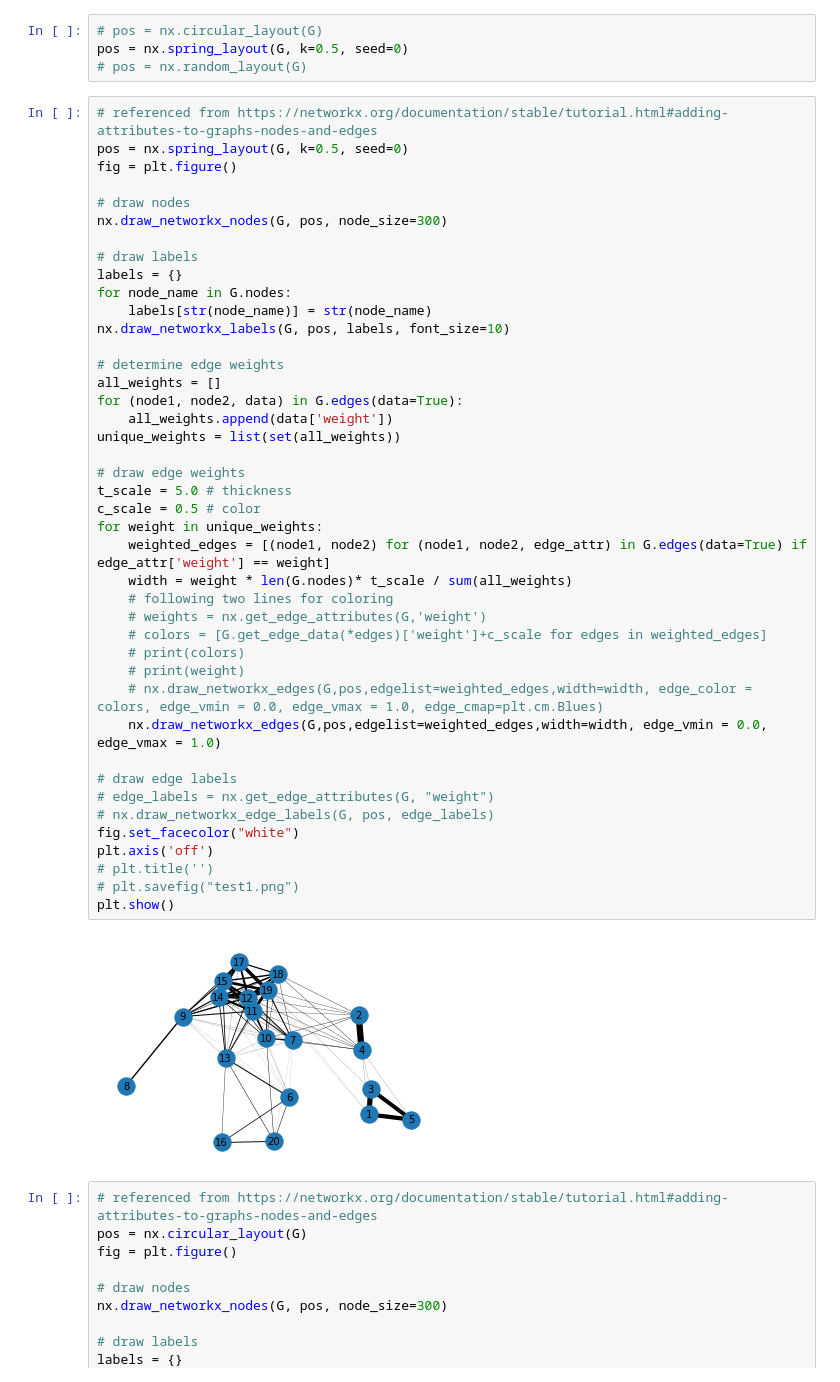
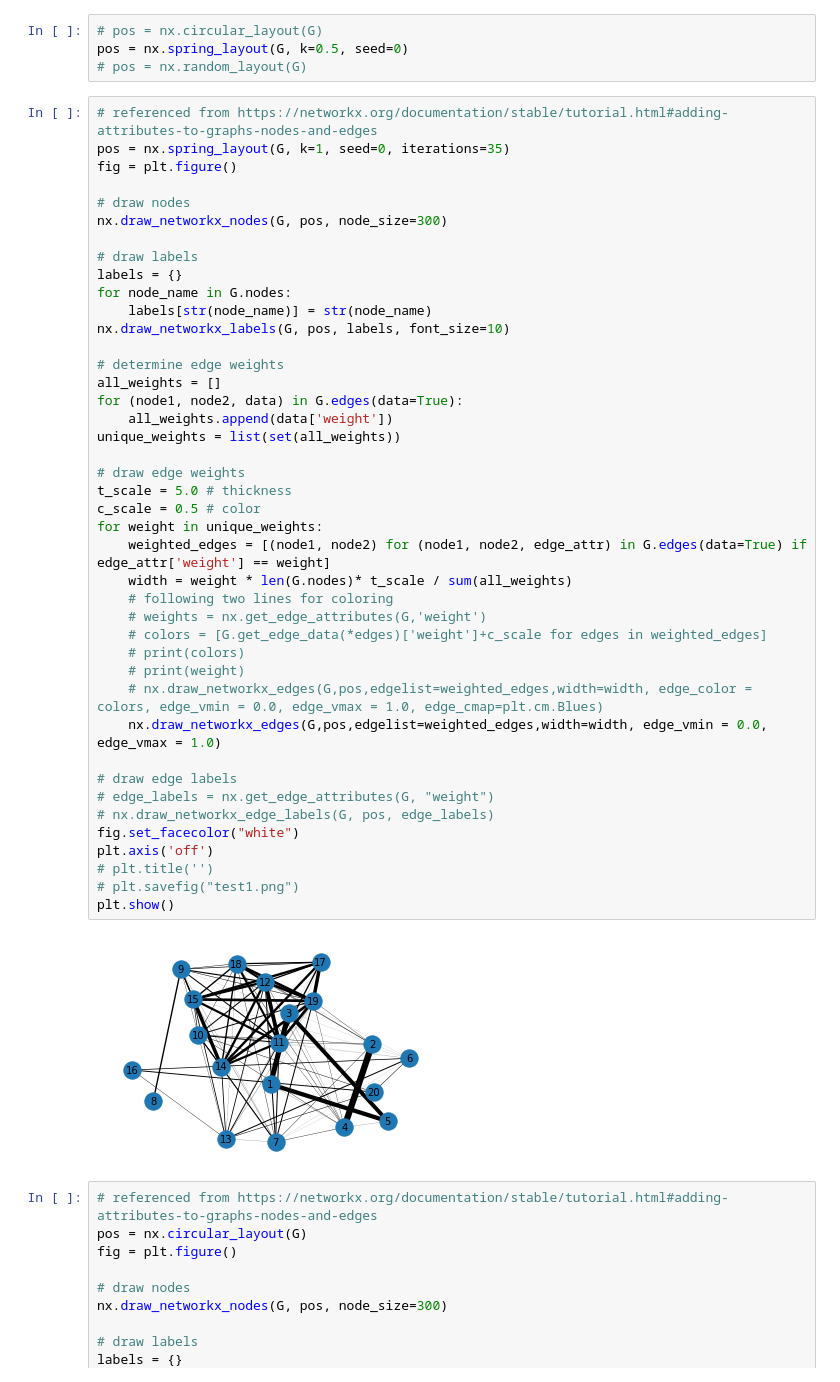
Before and after one commit to momoenomoto/visualizing-code-similarity, a Jupyter notebook: moss_visualization/visualization_network.ipynb, the cells around one changed output. Drawn from its saved outputs; the diff is of its cells as text.

```diff
--- a/moss_visualization/visualization_network.ipynb
+++ b/moss_visualization/visualization_network.ipynb
@@ -56,7 +56,7 @@ pos = nx.spring_layout(G, k=0.5, seed=0)
 # pos = nx.random_layout(G)
 # %%
 # referenced from https://networkx.org/documentation/stable/tutorial.html#adding-attributes-to-graphs-nodes-and-edges
-pos = nx.spring_layout(G, k=0.5, seed=0)
+pos = nx.spring_layout(G, k=1, seed=0, iterations=35)
 fig = plt.figure()
 
 # draw nodes
@@ -70,34 +70,34 @@ nx.draw_networkx_labels(G, pos, labels, font_size=10)
 
 # determine edge weights
 all_weights = []
 for (node1, node2, data) in G.edges(data=True):
     all_weights.append(data['weight'])
 unique_weights = list(set(all_weights))
 
 # draw edge weights
 t_scale = 5.0 # thickness
 c_scale = 0.5 # color
 for weight in unique_weights:
     weighted_edges = [(node1, node2) for (node1, node2, edge_attr) in G.edges(data=True) if edge_attr['weight'] == weight]
     width = weight * len(G.nodes)* t_scale / sum(all_weights)
     # following two lines for coloring
     # weights = nx.get_edge_attributes(G,'weight')
     # colors = [G.get_edge_data(*edges)['weight']+c_scale for edges in weighted_edges]
     # print(colors)
     # print(weight)
     # nx.draw_networkx_edges(G,pos,edgelist=weighted_edges,width=width, edge_color = colors, edge_vmin = 0.0, edge_vmax = 1.0, edge_cmap=plt.cm.Blues)
     nx.draw_networkx_edges(G,pos,edgelist=weighted_edges,width=width, edge_vmin = 0.0, edge_vmax = 1.0)
 
 # draw edge labels
 # edge_labels = nx.get_edge_attributes(G, "weight")
 # nx.draw_networkx_edge_labels(G, pos, edge_labels)
 fig.set_facecolor("white")
 plt.axis('off')
 # plt.title('')
 # plt.savefig("test1.png")
 plt.show()
 # %% [output]
-[figure, old version]
+[figure, new version]
 # %%
 # referenced from https://networkx.org/documentation/stable/tutorial.html#adding-attributes-to-graphs-nodes-and-edges
 pos = nx.circular_layout(G)
```
Also changed, not shown: 12 other files.
